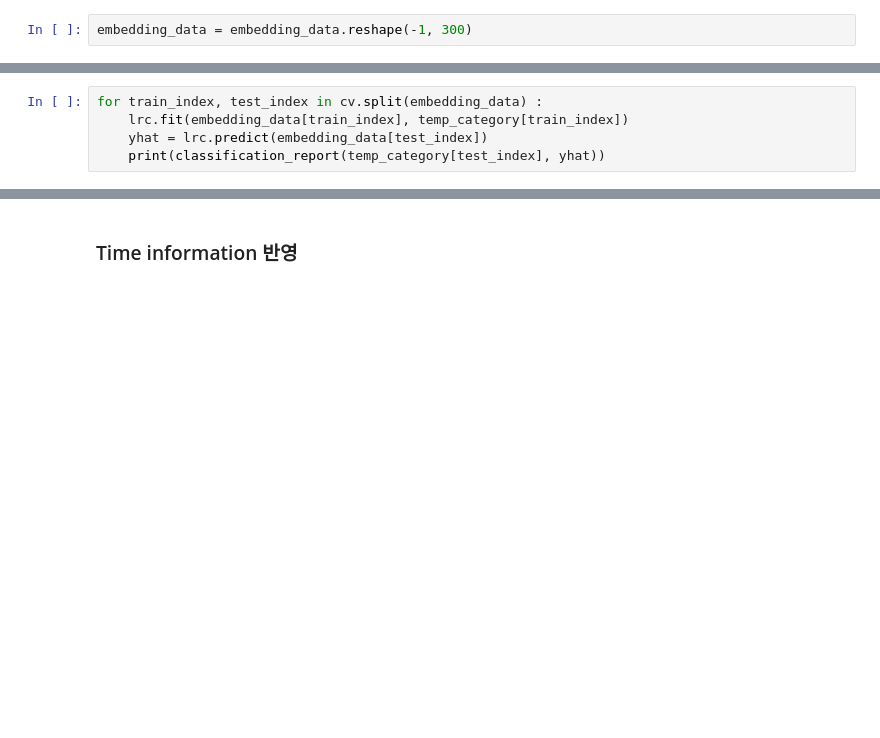
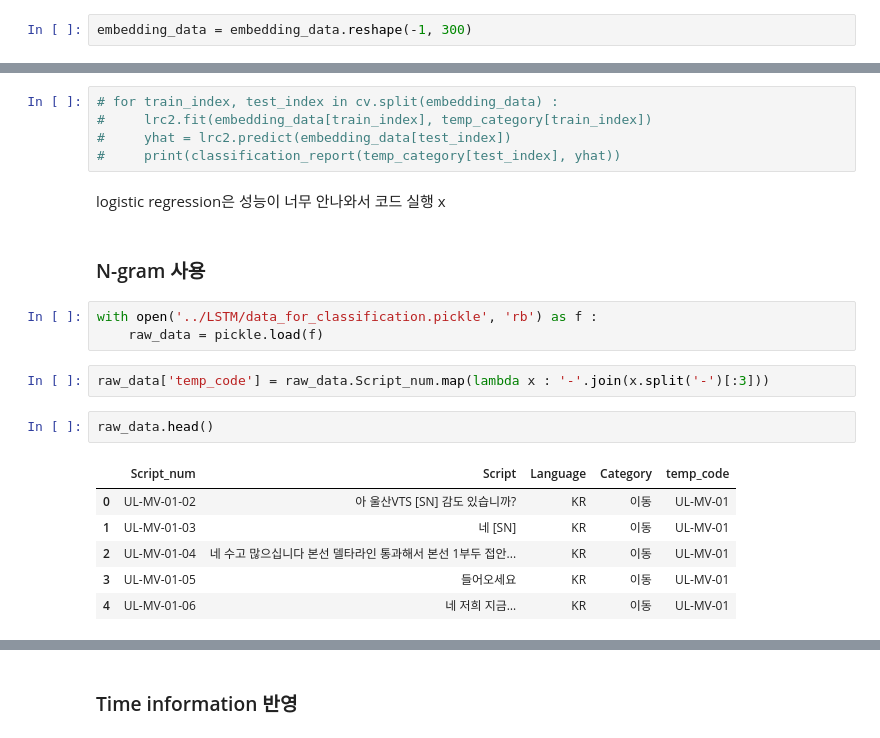
Before and after one commit to Hyundoo-Jin/e-nav, a Jupyter notebook: E-nav/ML/Machine_learning.ipynb, the cells around one changed output, grey strips where cells are left out. Saved outputs shown, nothing was run; the diff lists cells and outputs as text; blank space fills up the shorter version.

```diff
--- a/E-nav/ML/Machine_learning.ipynb
+++ b/E-nav/ML/Machine_learning.ipynb
@@ -343,5 +389,23 @@ lrc = LogisticRegression(C = 0.8, max_iter = 500, n_jobs = 12, solver = 'lbfgs')
 # %%
-for train_index, test_index in cv.split(embedding_data) :
-    lrc.fit(embedding_data[train_index], temp_category[train_index])
-    yhat = lrc.predict(embedding_data[test_index])
-    print(classification_report(temp_category[test_index], yhat))
+# for train_index, test_index in cv.split(embedding_data) :
+#     lrc2.fit(embedding_data[train_index], temp_category[train_index])
+#     yhat = lrc2.predict(embedding_data[test_index])
+#     print(classification_report(temp_category[test_index], yhat))
+# %% [markdown]
+logistic regression은 성능이 너무 안나와서 코드 실행 x
+# %% [markdown]
+### N-gram 사용
+# %%
+with open('../LSTM/data_for_classification.pickle', 'rb') as f :
+    raw_data = pickle.load(f)
+# %%
+raw_data['temp_code'] = raw_data.Script_num.map(lambda x : '-'.join(x.split('-')[:3]))
+# %%
+raw_data.head()
+# %% [output]
+|  | Script_num | Script | Language | Category | temp_code |
+| 0 | UL-MV-01-02 | 아 울산VTS [SN] 감도 있습니까? | KR | 이동 | UL-MV-01 |
+| 1 | UL-MV-01-03 | 네 [SN] | KR | 이동 | UL-MV-01 |
+| 2 | UL-MV-01-04 | 네 수고 많으십니다 본선 델타라인 통과해서 본선 1부두 접안... | KR | 이동 | UL-MV-01 |
+| 3 | UL-MV-01-05 | 들어오세요 | KR | 이동 | UL-MV-01 |
+| 4 | UL-MV-01-06 | 네 저희 지금… | KR | 이동 | UL-MV-01 |
```
Also changed, not shown: parts of 27 cells of this notebook.
